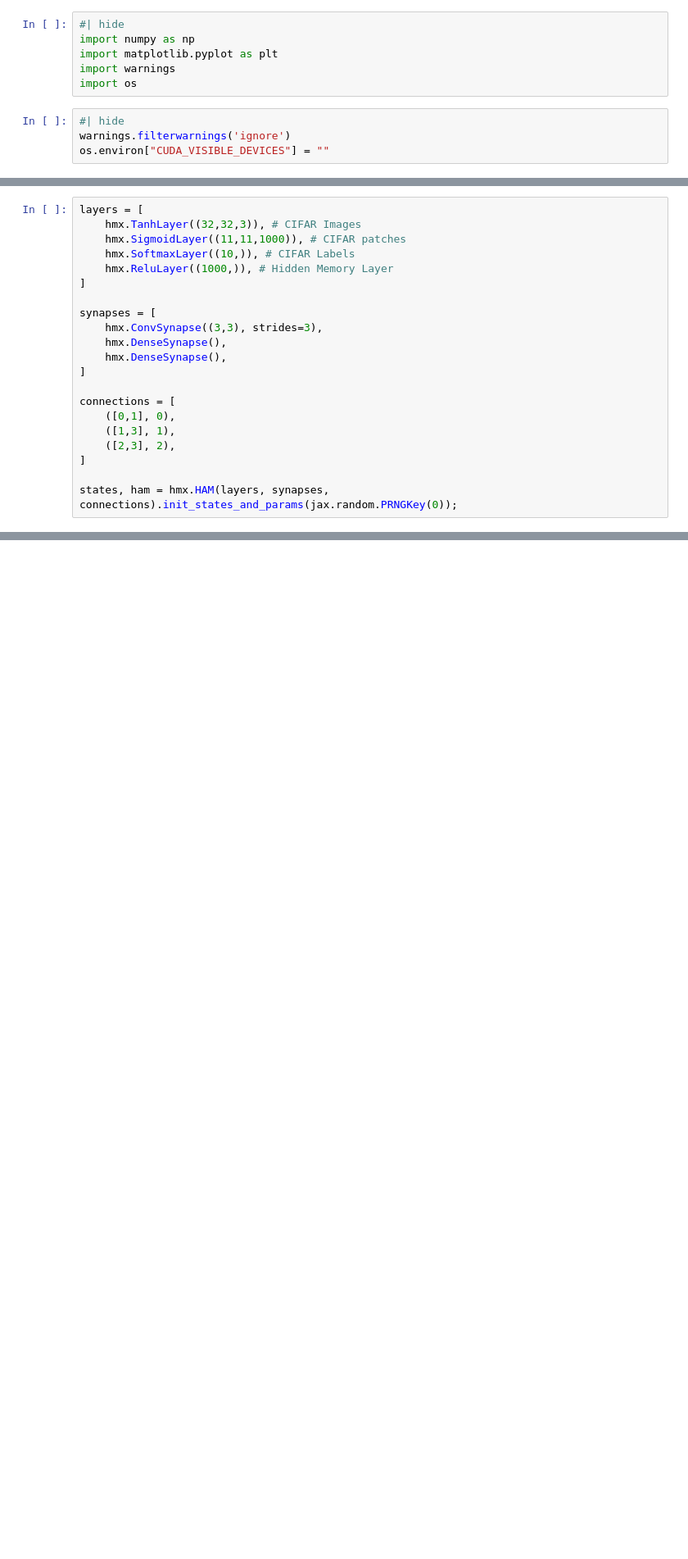
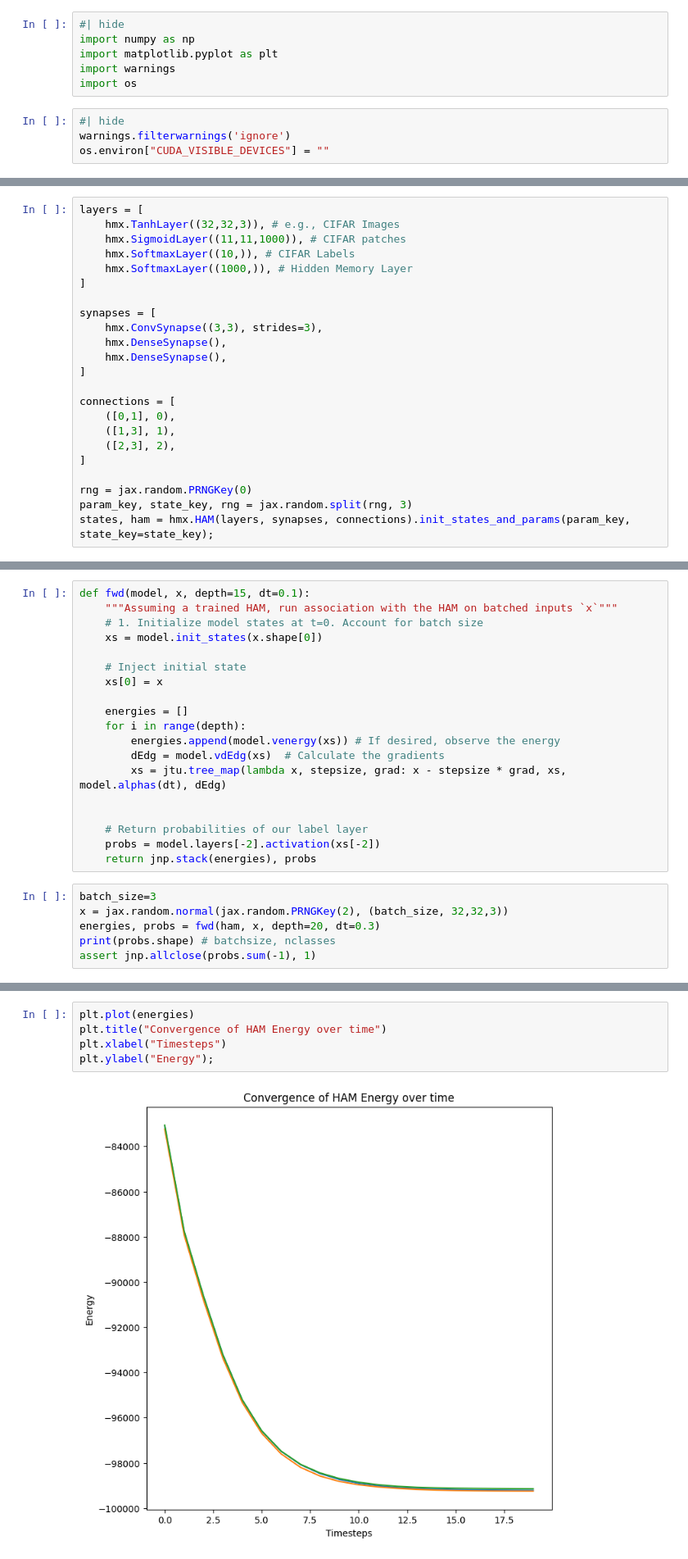
Before and after one commit to bhoov/hamux, a Jupyter notebook: nbs/index.ipynb, the cells around one changed output, grey strips where cells are left out. Shown at 82% size. Drawn from its saved outputs; the diff is of its cells as text; blank space fills up the shorter version.

```diff
--- a/nbs/index.ipynb
+++ b/nbs/index.ipynb
@@ -89,9 +130,9 @@ import jax
 # %%
 layers = [
-    hmx.TanhLayer((32,32,3)), # CIFAR Images
+    hmx.TanhLayer((32,32,3)), # e.g., CIFAR Images
     hmx.SigmoidLayer((11,11,1000)), # CIFAR patches
     hmx.SoftmaxLayer((10,)), # CIFAR Labels
-    hmx.ReluLayer((1000,)), # Hidden Memory Layer
+    hmx.SoftmaxLayer((1000,)), # Hidden Memory Layer
 ]
 
 synapses = [
@@ -106,5 +147,7 @@ connections = [
     ([2,3], 2),
 ]
 
-states, ham = hmx.HAM(layers, synapses, connections).init_states_and_params(jax.random.PRNGKey(0));
+rng = jax.random.PRNGKey(0)
+param_key, state_key, rng = jax.random.split(rng, 3)
+states, ham = hmx.HAM(layers, synapses, connections).init_states_and_params(param_key, state_key=state_key);
 # %% [markdown]
@@ -127,0 +167,25 @@ See the examples in `/examples`.
+# %%
+def fwd(model, x, depth=15, dt=0.1):
+    """Assuming a trained HAM, run association with the HAM on batched inputs `x`"""
+    # 1. Initialize model states at t=0. Account for batch size
+    xs = model.init_states(x.shape[0])
+
+    # Inject initial state
+    xs[0] = x
+
+    energies = []
+    for i in range(depth):
+        energies.append(model.venergy(xs)) # If desired, observe the energy
+        dEdg = model.vdEdg(xs)  # Calculate the gradients
+        xs = jtu.tree_map(lambda x, stepsize, grad: x - stepsize * grad, xs, model.alphas(dt), dEdg)
+
+
+    # Return probabilities of our label layer
+    probs = model.layers[-2].activation(xs[-2])
+    return jnp.stack(energies), probs
+# %%
+batch_size=3
+x = jax.random.normal(jax.random.PRNGKey(2), (batch_size, 32,32,3))
+energies, probs = fwd(ham, x, depth=20, dt=0.3)
+print(probs.shape) # batchsize, nclasses
+assert jnp.allclose(probs.sum(-1), 1)
@@ -127,0 +194,7 @@ See the examples in `/examples`.
+# %%
+plt.plot(energies)
+plt.title("Convergence of HAM Energy over time")
+plt.xlabel("Timesteps")
+plt.ylabel("Energy");
+# %% [output]
+[figure, added]
```
Also changed, not shown: parts of 31 cells of this notebook, 16 other files.
